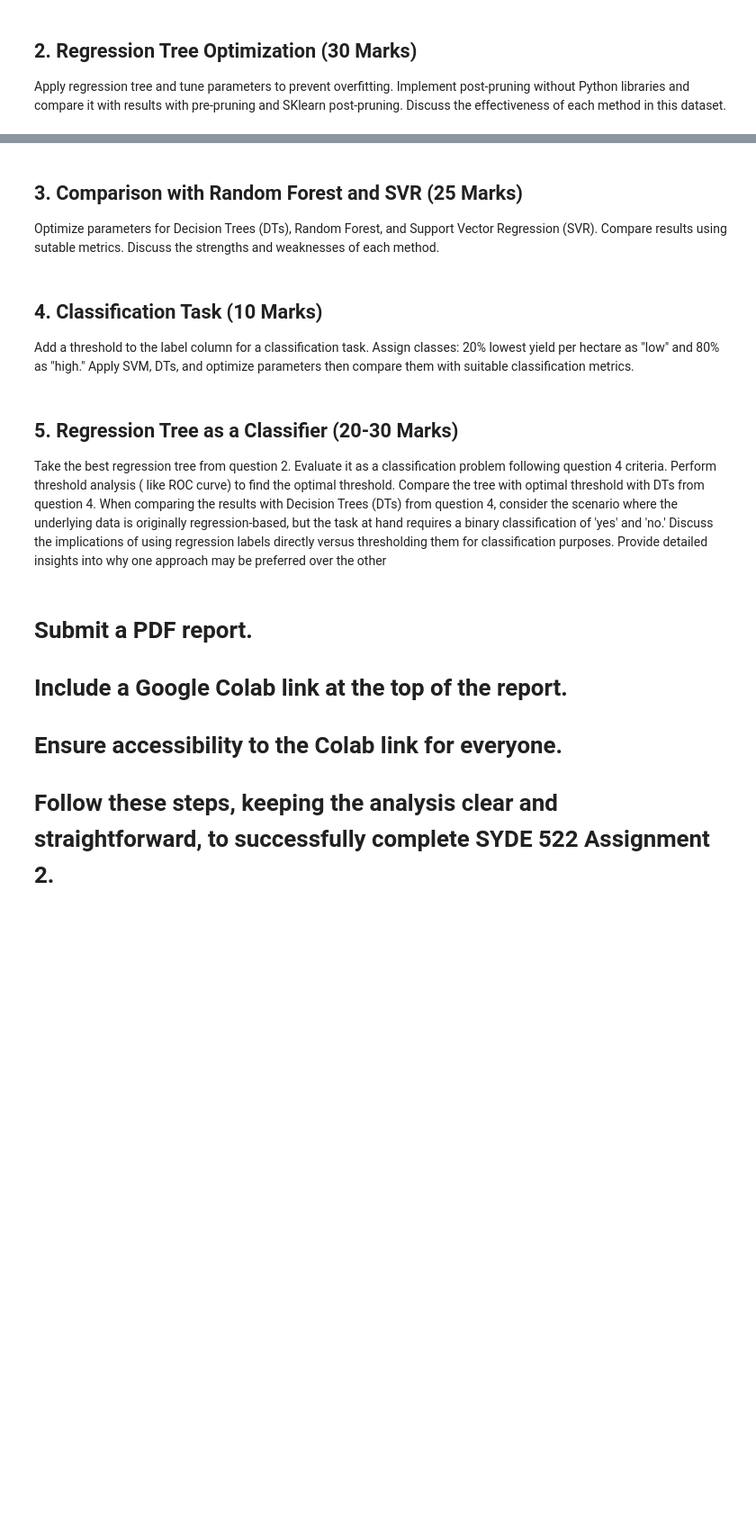
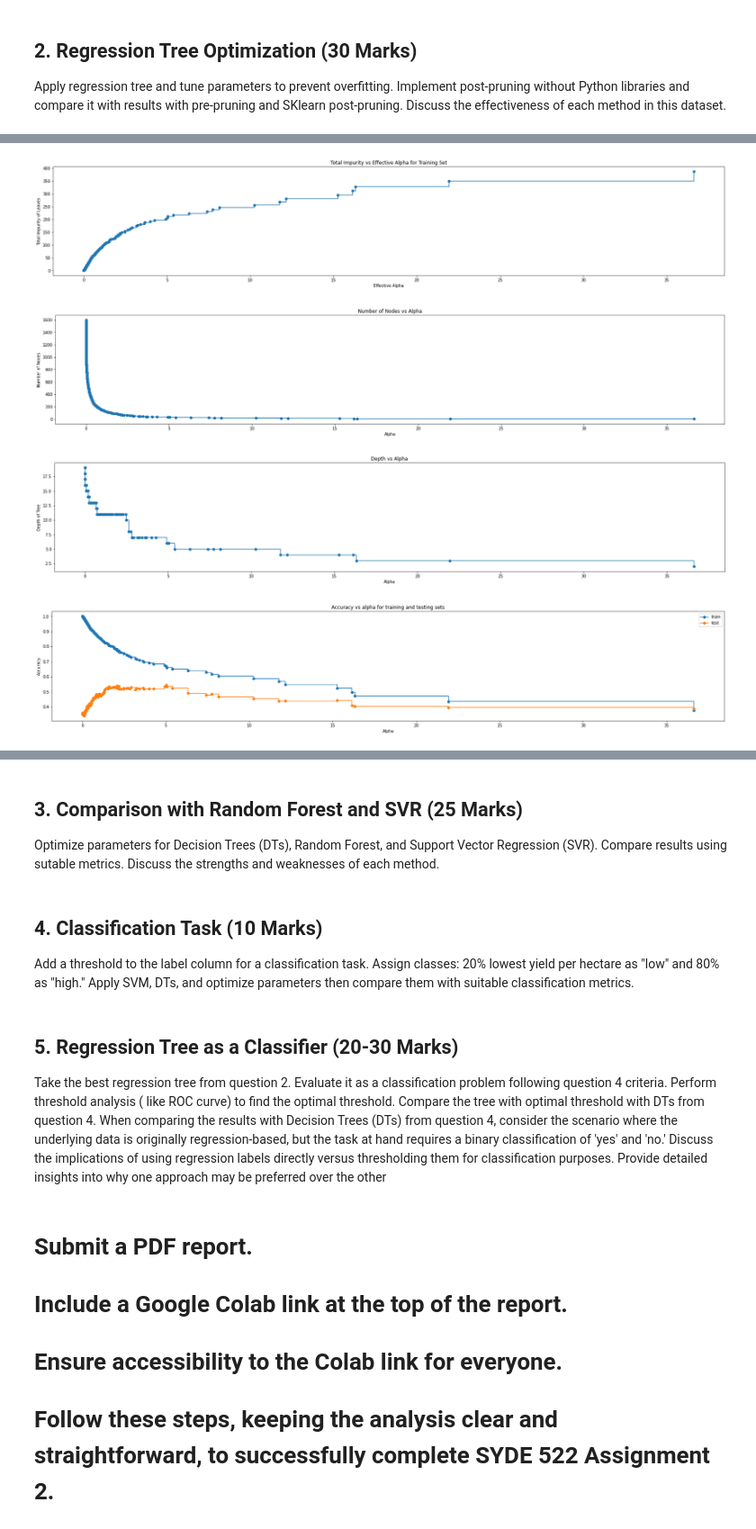
Before and after one commit to meglai/SYDE522, a Jupyter notebook: assignment2.ipynb, the cells around one changed output, grey strips where cells are left out. Shown at 90% size. Cells and saved outputs as stored; diff of their text form; code cells hidden in the pictures; blank space fills up the shorter version.

Commit message:
Q2 done, but need to verify results

```diff
--- a/assignment2.ipynb
+++ b/assignment2.ipynb
@@ -203,0 +334,80 @@ Discuss the effectiveness of each method in this dataset.
+# %%
+# Apply post-pruning using Sklearn's cost complexity pruning based on the documentation's example (https://scikit-learn.org/stable/auto_examples/tree/plot_cost_complexity_pruning.html)
+
+# This pruning technique is parameterized by the cost complexity parameter, ccp_alpha
+# Greater values of ccp_alpha increase the number of nodes pruned
+# Nodes with the smallest effective alpha are pruned first
+# 'DecisionTreeClassifier.cost_complexity_pruning_path' returns the effective alphas and the corresponding total leaf impurities at each step of the pruning process
+# As alpha increases, more of the tree is pruned, which increases the total impurity of its leaves
+
+clf = DecisionTreeRegressor(random_state=0)                 #random state set to 0 here for deterministic results (features are not randomly permuted at each split)
+path = clf.cost_complexity_pruning_path(X_train, y_train)
+ccp_alphas, impurities = path.ccp_alphas, path.impurities
+
+plt.figure(figsize=(30,5))
+plt.plot(ccp_alphas[:-1], impurities[:-1], marker="o", drawstyle="steps-post")
+plt.xlabel("Effective Alpha")
+plt.ylabel("Total Impurity of Leaves")
+plt.title("Total Impurity vs Effective Alpha for Training Set")
+
+# Train a decision tree using the effective alphas
+
+clfs = []
+for ccp_alpha in ccp_alphas:
+    clf = DecisionTreeRegressor(random_state=0, ccp_alpha=ccp_alpha)
+    clf.fit(X_train, y_train)
+    clfs.append(clf)
+
+# Remove the last element in clfs and ccp_alphas, because it is the trivial tree with only one node
+
+clfs = clfs[:-1]
+ccp_alphas = ccp_alphas[:-1]
+
+# Show that the number of nodes and tree depth decreases as alpha increases
+
+node_counts = [clf.tree_.node_count for clf in clfs]
+depth = [clf.tree_.max_depth for clf in clfs]
+
+plt.figure(figsize=(30,5))
+plt.plot(ccp_alphas, node_counts, marker="o", drawstyle="steps-post")
+plt.xlabel("Alpha")
+plt.ylabel("Number of Nodes")
+plt.title("Number of Nodes vs Alpha")
+
+plt.figure(figsize=(30,5))
+plt.plot(ccp_alphas, depth, marker="o", drawstyle="steps-post")
+plt.xlabel("Alpha")
+plt.ylabel("Depth of Tree")
+plt.title("Depth vs Alpha")
+
+# When ccp_alpha is set to 0, the tree overfits, leading to a 100% training accuracy and 88% testing accuracy
+# As alpha increases, more of the tree is pruned, thus creating a decision tree that generalizes better
+# Find the alpha corrusponding to the maximum test accuracy
+
+train_scores = [clf.score(X_train, y_train) for clf in clfs]
+test_scores = [clf.score(X_test, y_test) for clf in clfs]
+
+plt.figure(figsize=(30,5))
+plt.xlabel("Alpha")
+plt.ylabel("Accuracy")
+plt.title("Accuracy vs alpha for training and testing sets")
+plt.plot(ccp_alphas, train_scores, marker="o", label="train", drawstyle="steps-post")
+plt.plot(ccp_alphas, test_scores, marker="o", label="test", drawstyle="steps-post")
+plt.legend()
+plt.show()
+
+print(f"Alpha value corrusponding to the maximum score: {ccp_alphas[test_scores.index(max(test_scores))]}")
+
+# Use this alpha value to train the regression tree, test it with the test set, and find the mean squared error
+
+sklearn_tree_model = DecisionTreeRegressor(random_state=0, ccp_alpha = ccp_alphas[test_scores.index(max(test_scores))])
+sklearn_tree_model.fit(X_train, y_train)
+y_estimations_sklearn = sklearn_tree_model.predict(X_test)
+
+print(f"MSE for Sklearn post-pruned tree: {mean_squared_error(y_test, y_estimations_sklearn)}")
+print(f"Sklearn post-pruned tree depth: {sklearn_tree_model.get_depth()}")
+# %% [output]
+[figure, added]
+[figure, added]
+[figure, added]
+[figure, added]
```
Also changed, not shown: parts of 5 cells of this notebook.
